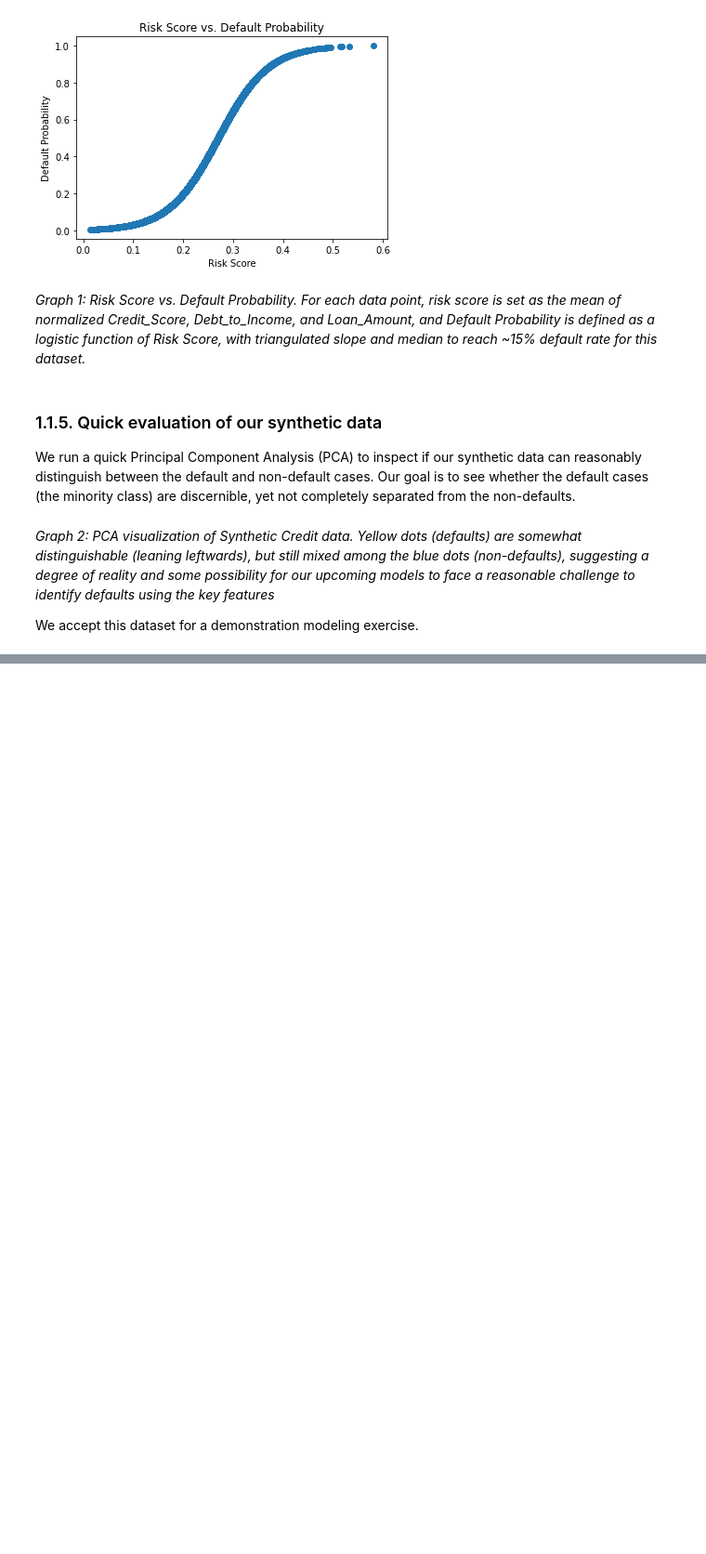
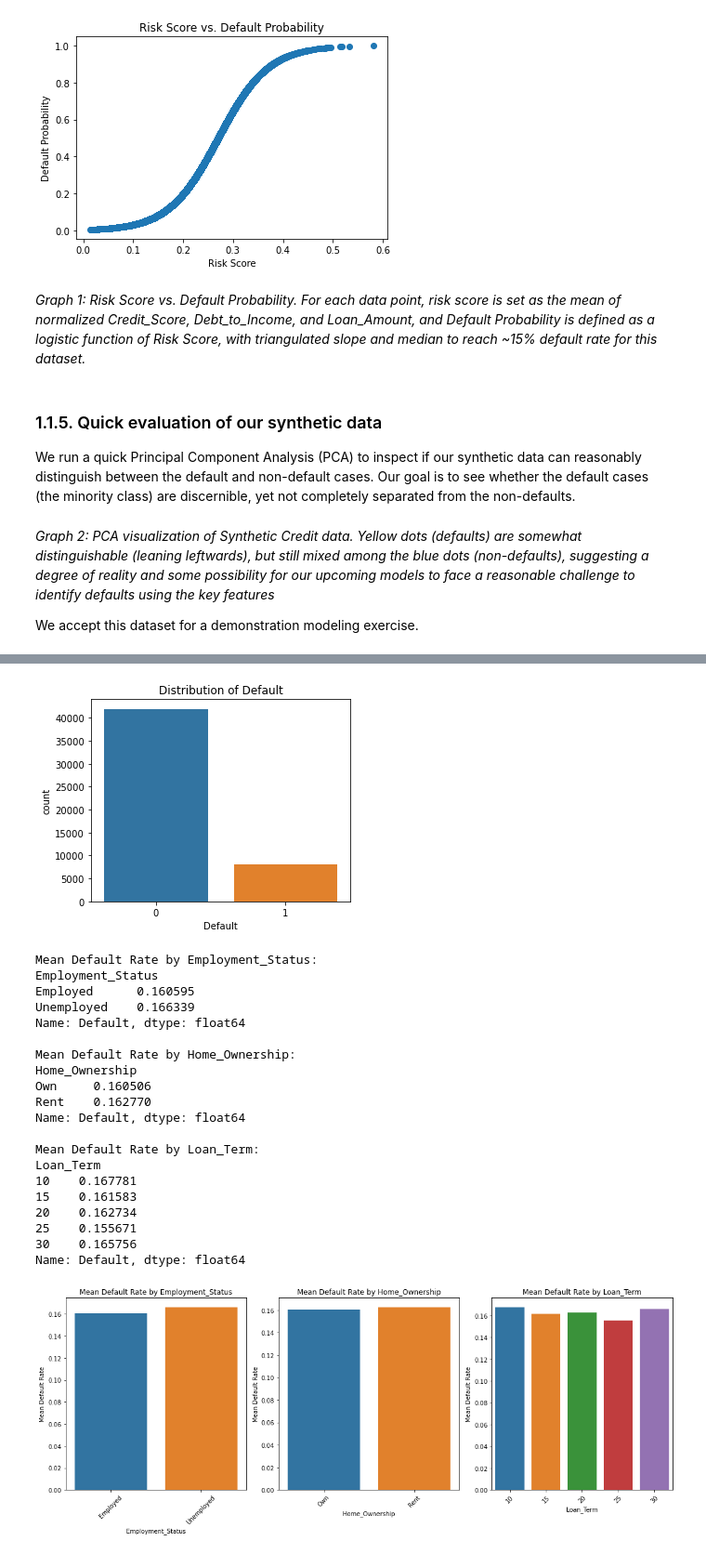
Before and after one commit to GriffonCode/Banking-May, a Jupyter notebook: loan_default_data_preparation.ipynb, the cells around one changed output, grey strips where cells are left out. Shown at 93% size. Drawn from its saved outputs; the diff is of its cells as text; code cells hidden in the pictures; blank space fills up the shorter version.

```diff
--- a/loan_default_data_preparation.ipynb
+++ b/loan_default_data_preparation.ipynb
@@ -233,0 +479,54 @@ We accept this dataset for a demonstration modeling exercise.
+# %%
+# Visualizations to analyze features against default rates
+
+# Ensure the target feature is numeric
+df[target_feature] = pd.to_numeric(df[target_feature], errors='coerce')
+
+# 1. Distribution of Target Variable
+plt.figure(figsize=(5, 4))  # Smaller figure for single plot
+sns.countplot(x=df[target_feature])
+plt.title(f'Distribution of {target_feature}')
+plt.show()
+
+
+# 2. Grouped analysis for categorical features
+for feature in categorical_features:
+    grouped = df.groupby(feature)[target_feature].apply(lambda x: x.astype(int).mean())  # Convert to int and then take mean
+    print(f'\nMean Default Rate by {feature}:\n{grouped}')
+
+
+
+# 3. Bar plots for categorical features, comparing default rates
+plt.figure(figsize=(15, 6))
+for i, feature in enumerate(categorical_features):
+    plt.subplot(1, 3, i + 1)  # 1 row, 3 columns for categorical features
+    grouped_data = df.groupby(feature)[target_feature].apply(lambda x: x.astype(int).mean())
+    sns.barplot(x=grouped_data.index, y=grouped_data.values)
+    plt.title(f'Mean Default Rate by {feature}')
+    plt.ylabel('Mean Default Rate')
+    plt.xticks(rotation=45)
+plt.tight_layout()
+plt.show()
+# %% [output]
+[figure, added]
+Mean Default Rate by Employment_Status:
+Employment_Status
+Employed      0.160595
+Unemployed    0.166339
+Name: Default, dtype: float64
+
+Mean Default Rate by Home_Ownership:
+Home_Ownership
+Own     0.160506
+Rent    0.162770
+Name: Default, dtype: float64
+
+Mean Default Rate by Loan_Term:
+Loan_Term
+10    0.167781
+15    0.161583
+20    0.162734
+25    0.155671
+30    0.165756
+Name: Default, dtype: float64
+[figure, added]
```
Also changed, not shown: parts of 12 cells of this notebook, 1 other file.
